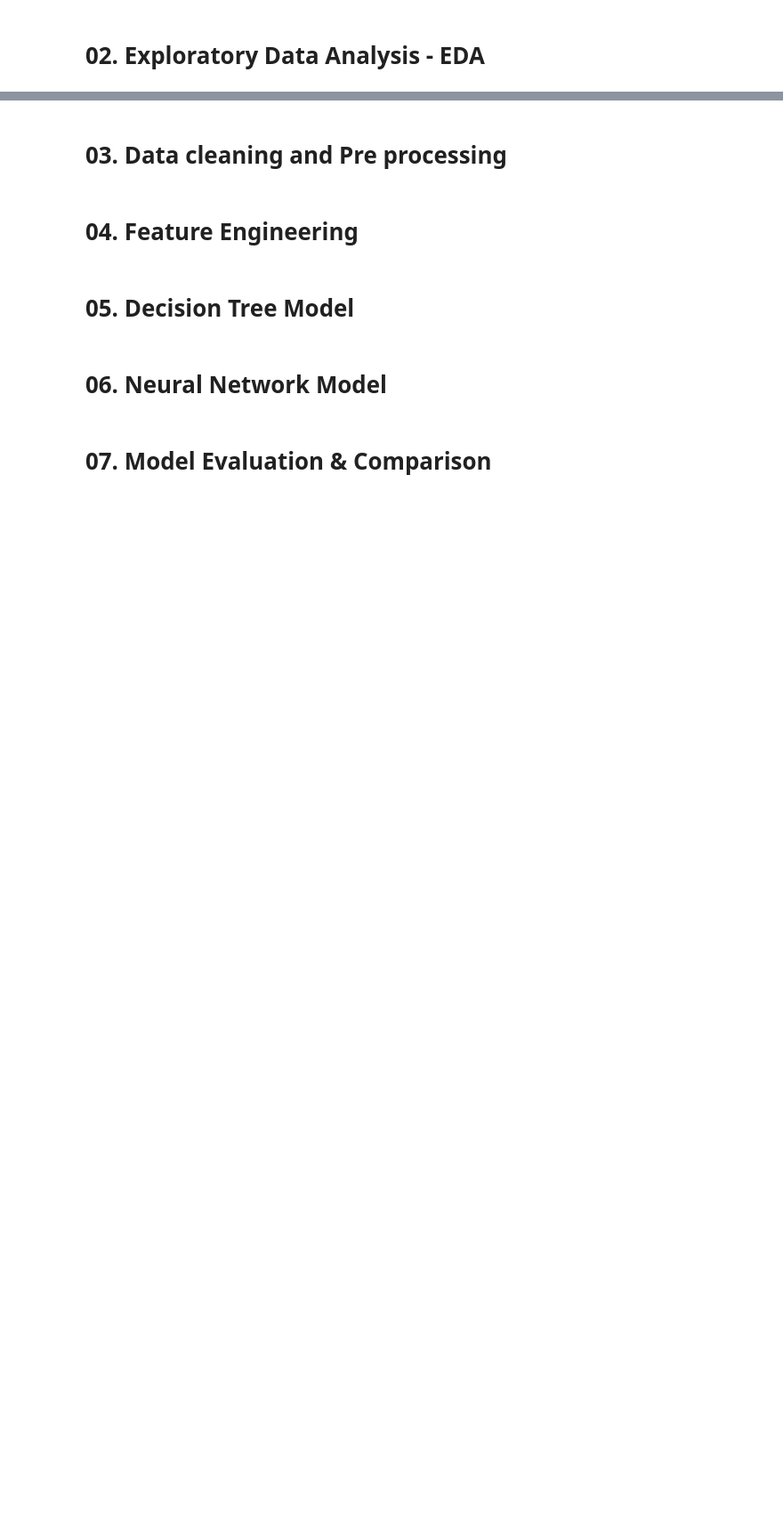
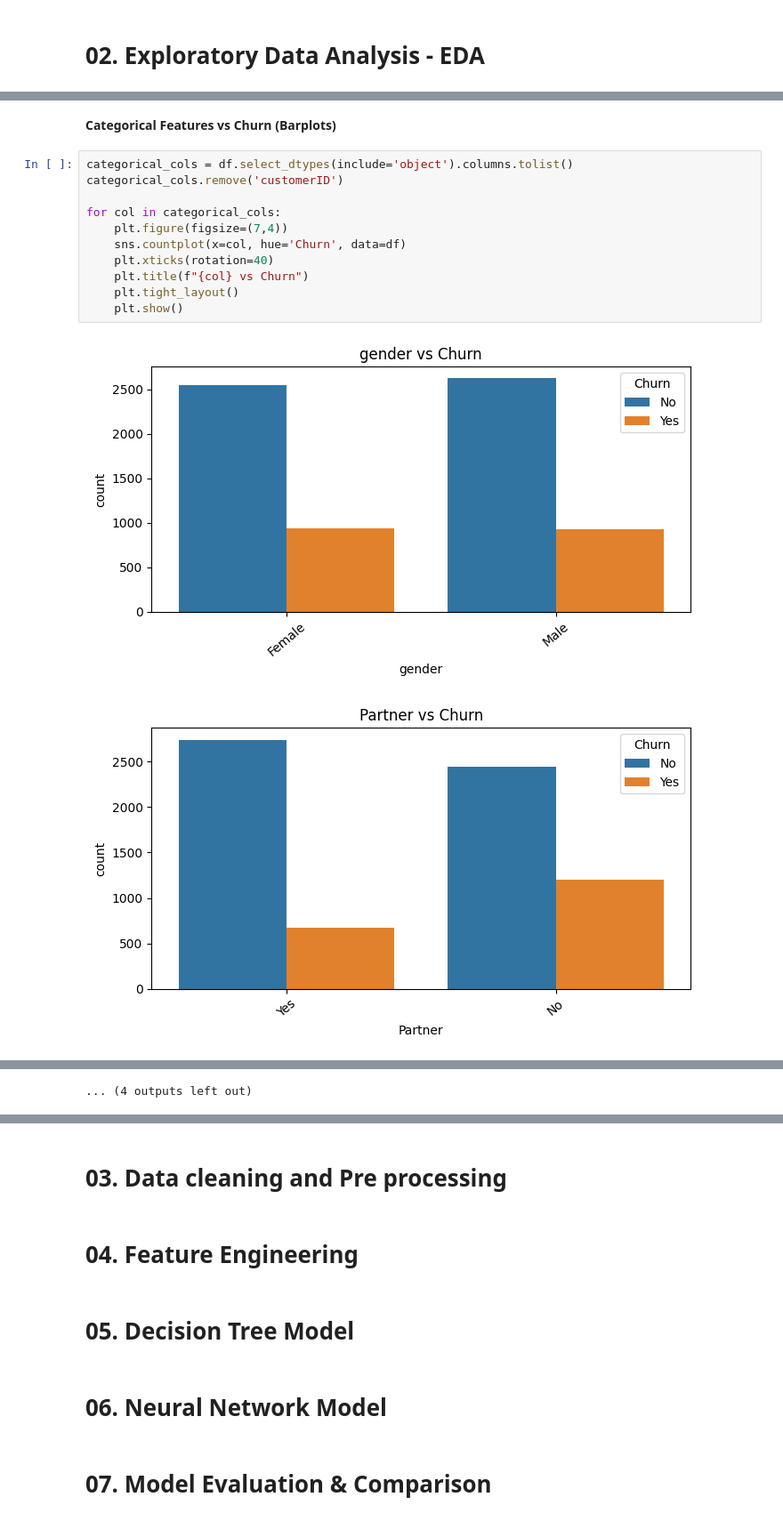
Before and after one commit to Dinu-Nimnara/CM2604_CW_2425587, a Jupyter notebook: CM1604_CW_2425587.ipynb, the cells around one changed output, grey strips where cells are left out. Shown at 89% size. Cells and saved outputs as stored; diff of their text form; blank space fills up the shorter version.

```diff
--- a/CM1604_CW_2425587.ipynb
+++ b/CM1604_CW_2425587.ipynb
@@ -87,0 +280,16 @@ dtype: int64
+# %% [markdown]
+**Categorical Features vs Churn (Barplots)**
+# %%
+categorical_cols = df.select_dtypes(include='object').columns.tolist()
+categorical_cols.remove('customerID')
+
+for col in categorical_cols:
+    plt.figure(figsize=(7,4))
+    sns.countplot(x=col, hue='Churn', data=df)
+    plt.xticks(rotation=40)
+    plt.title(f"{col} vs Churn")
+    plt.tight_layout()
+    plt.show()
+# %% [output]
+[figure, added]
+[figure, added]
@@ -87,0 +306 @@ dtype: int64
+... (4 outputs left out)
```
Also changed, not shown: parts of 30 cells of this notebook.
